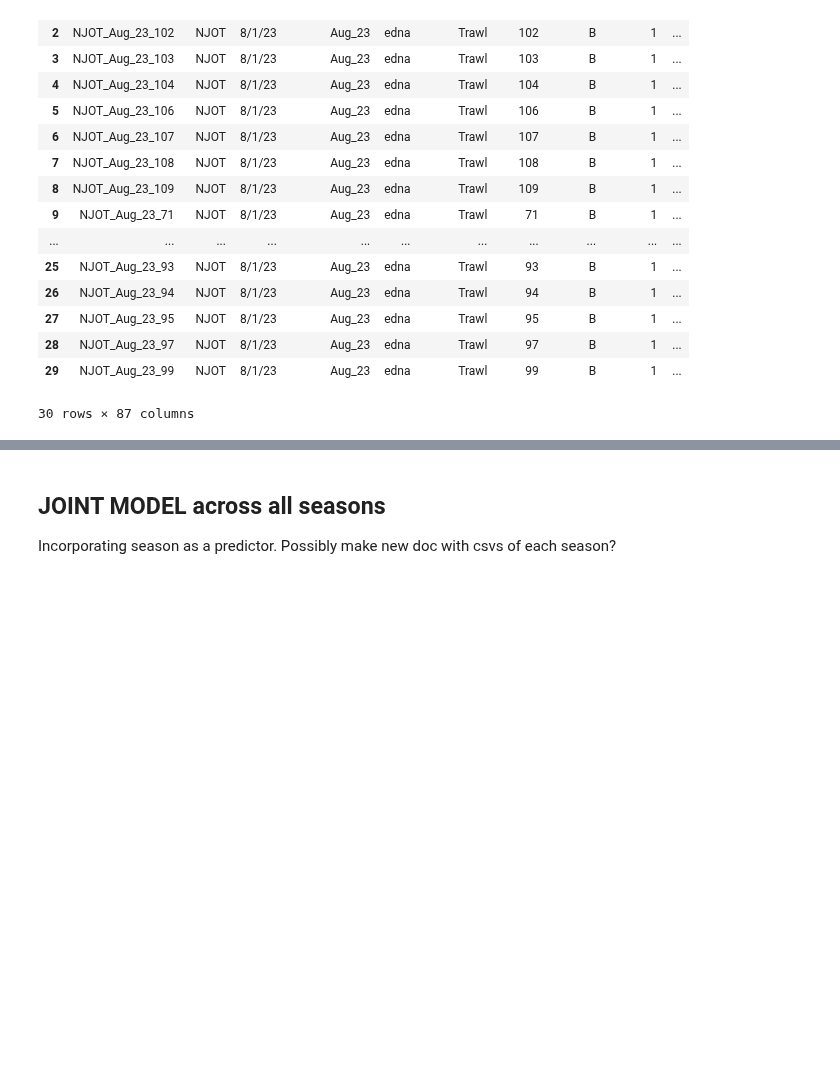
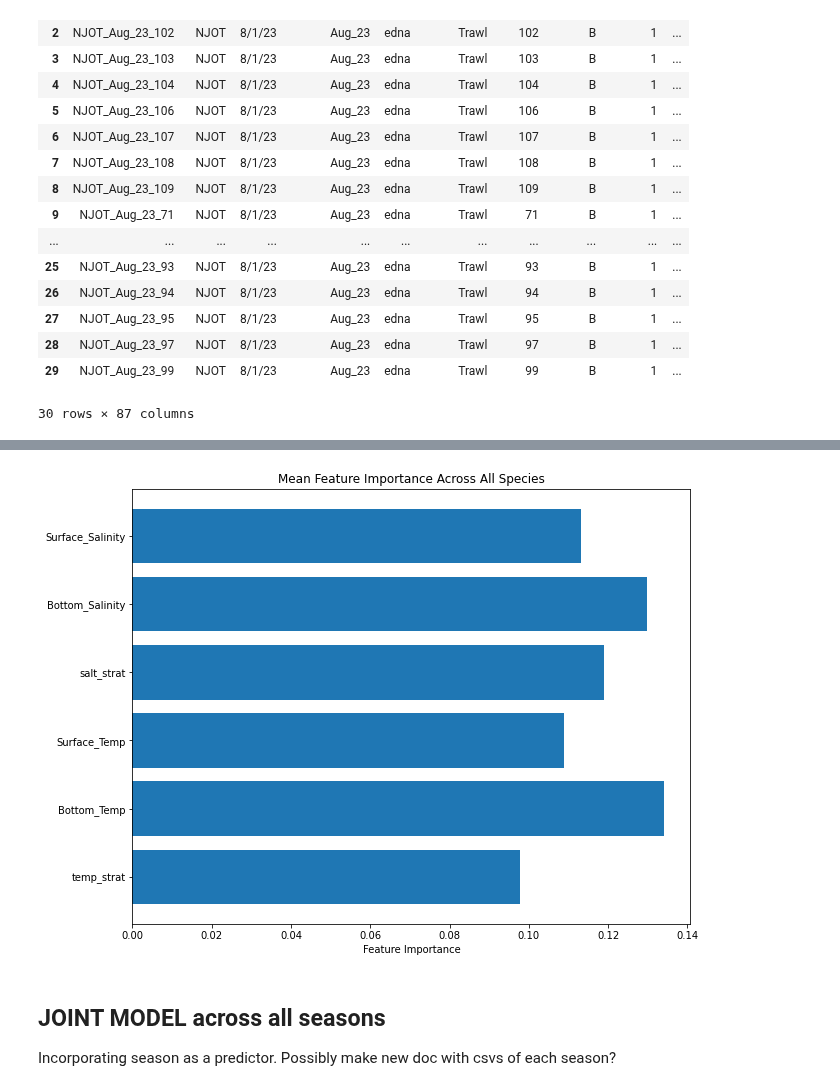
Before and after one commit to henrysun9074/fishics, a Jupyter notebook: models/q2a_seasons.ipynb, the cells around one changed output, grey strips where cells are left out. Cells and saved outputs as stored; diff of their text form; code cells hidden in the pictures; blank space fills up the shorter version.

Commit message:
Built august model

```diff
--- a/models/q2a_seasons.ipynb
+++ b/models/q2a_seasons.ipynb
@@ -297,0 +374,11 @@ ds
+# %%
+## Building ML model
+# data_summer
+df = df.rename(columns={"Station": "station", "Temp_Stratification": "temp_strat", "Salinity_Stratification" : 'salt_strat'})
+merged_df = data_summer2.merge(df, on='station', how='inner')
+# merged_df
+fish_asvs = merged_df.iloc[:,11:86]
+# fish_asvs
+ml_df = merged_df.iloc[:,11:] # type: ignore
+ml_df = ml_df.drop(['latavg', 'longavg'], axis=1)
+ml_df
@@ -298,3 +458,21 @@ ds
+# %%
+feature_importance_df = pd.DataFrame() # type: ignore
+for i, species in enumerate(labels.columns):
+    importances = rf_classifier.estimators_[i].feature_importances_
+    feature_importance_df[species] = importances
+
+# Calculate mean feature importance across all species
+feature_importance_df['mean_importance'] = feature_importance_df.mean(axis=1)
+
+# Plot feature importances
+plt.figure(figsize=(10, 8))
+plt.barh(features.columns, feature_importance_df['mean_importance'])
+plt.xlabel('Feature Importance')
+plt.title('Mean Feature Importance Across All Species')
+plt.gca().invert_yaxis()
+plt.show()
+# %% [output]
+[figure, added]
 # %% [markdown]
 ## JOINT MODEL across all seasons
 
```
Also changed, not shown: parts of 4 cells of this notebook.
